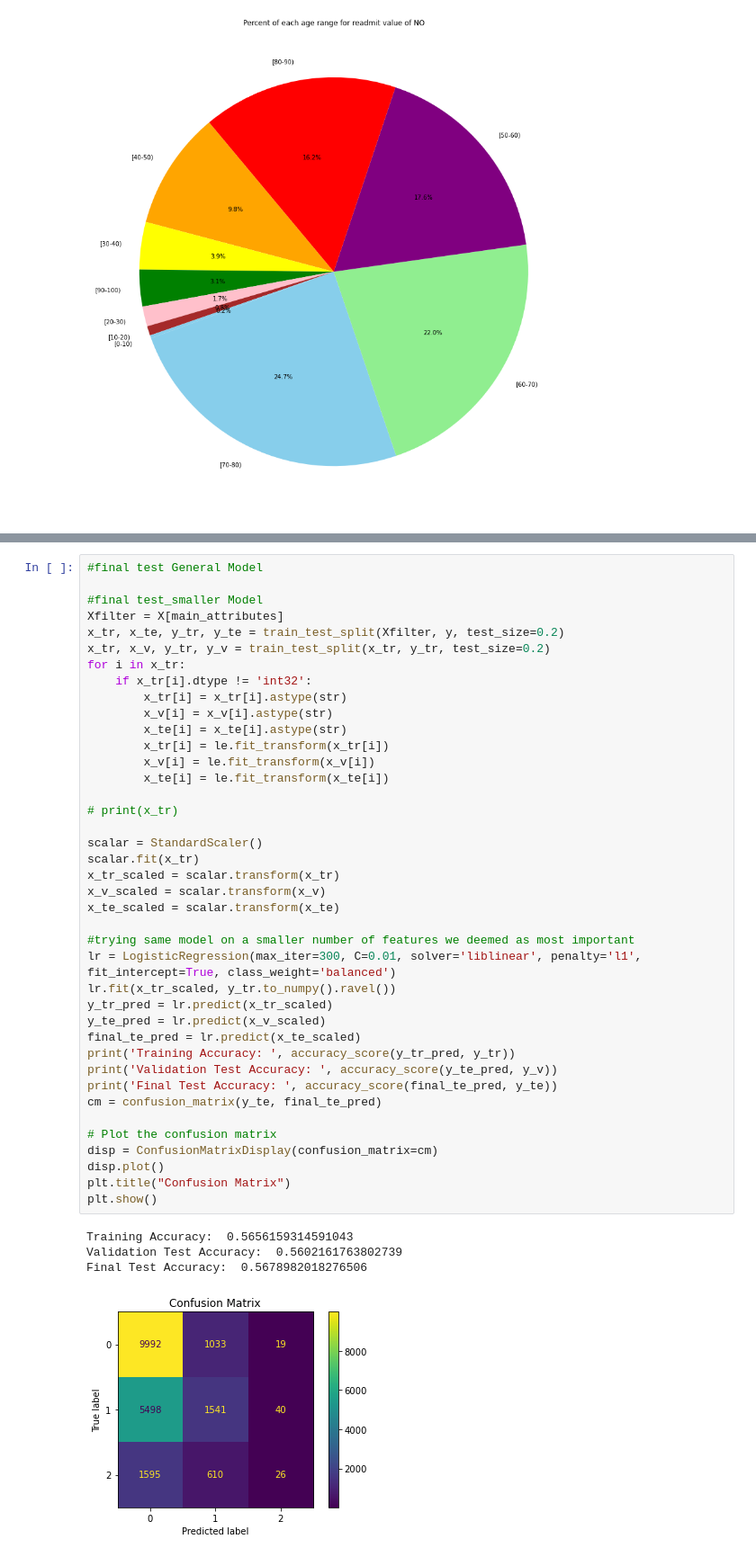
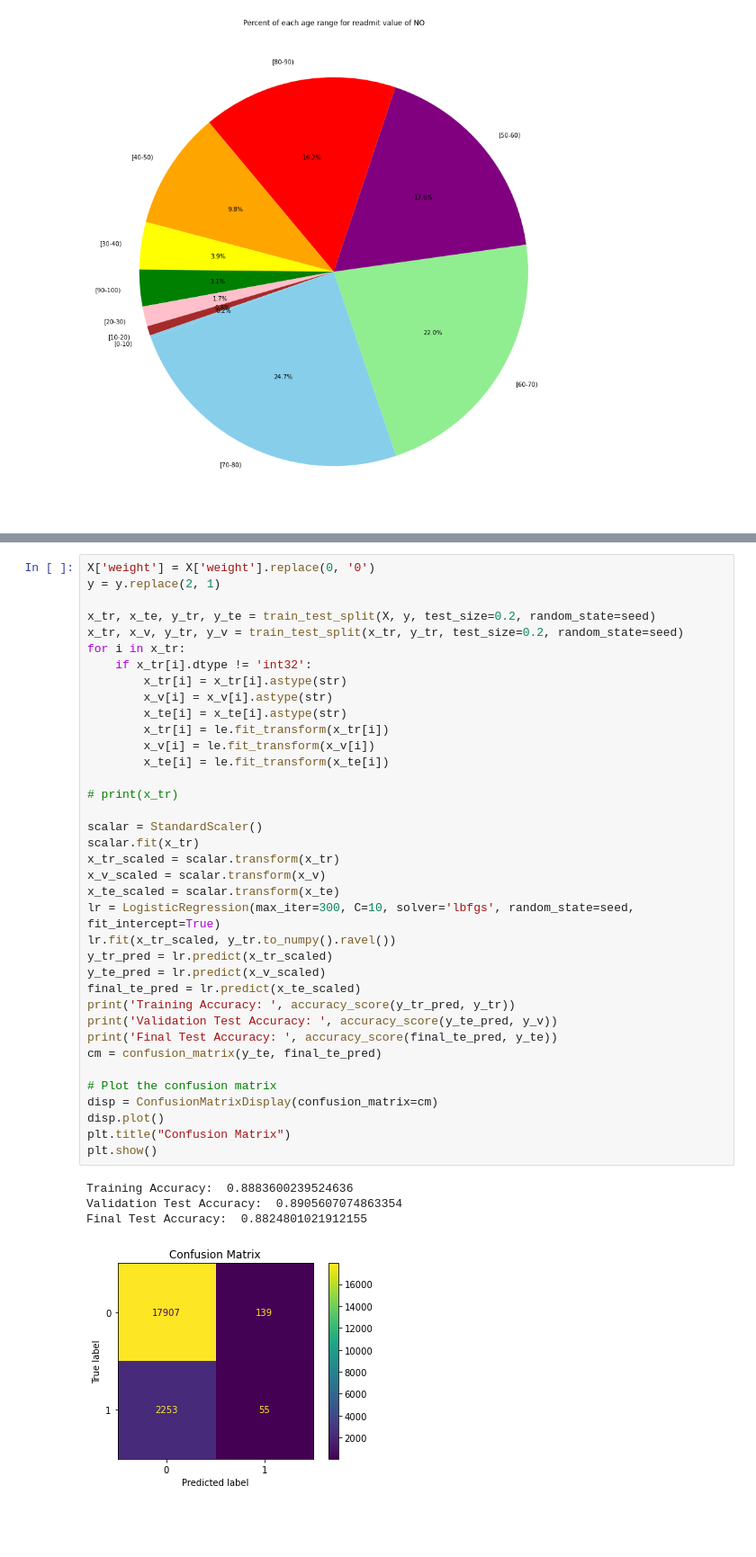
Before and after one commit to mattp2003/Type-3-URL-Diabetes-130-US-Hospitals, a Jupyter notebook: codes/main.ipynb, the cells around one changed output, grey strips where cells are left out. Shown: that part at 90% size. Saved outputs shown, nothing was run; the diff lists cells and outputs as text; blank space fills up the shorter version.

```diff
--- a/codes/main.ipynb
+++ b/codes/main.ipynb
@@ -255,45 +327,42 @@ Final Test Accuracy:  0.568586027316498
 # %%
-#final test General Model
+X['weight'] = X['weight'].replace(0, '0')
+y = y.replace(2, 1)
 
-#final test_smaller Model
-Xfilter = X[main_attributes]
-x_tr, x_te, y_tr, y_te = train_test_split(Xfilter, y, test_size=0.2)
-x_tr, x_v, y_tr, y_v = train_test_split(x_tr, y_tr, test_size=0.2)
+x_tr, x_te, y_tr, y_te = train_test_split(X, y, test_size=0.2, random_state=seed)
+x_tr, x_v, y_tr, y_v = train_test_split(x_tr, y_tr, test_size=0.2, random_state=seed)
 for i in x_tr:
     if x_tr[i].dtype != 'int32':
         x_tr[i] = x_tr[i].astype(str)
         x_v[i] = x_v[i].astype(str)
         x_te[i] = x_te[i].astype(str)
         x_tr[i] = le.fit_transform(x_tr[i])
         x_v[i] = le.fit_transform(x_v[i])
         x_te[i] = le.fit_transform(x_te[i])
 
 # print(x_tr)
 
 scalar = StandardScaler()
 scalar.fit(x_tr)
 x_tr_scaled = scalar.transform(x_tr)
 x_v_scaled = scalar.transform(x_v)
 x_te_scaled = scalar.transform(x_te)
-
-#trying same model on a smaller number of features we deemed as most important
-lr = LogisticRegression(max_iter=300, C=0.01, solver='liblinear', penalty='l1', fit_intercept=True, class_weight='balanced')
+lr = LogisticRegression(max_iter=300, C=10, solver='lbfgs', random_state=seed, fit_intercept=True)
 lr.fit(x_tr_scaled, y_tr.to_numpy().ravel())
 y_tr_pred = lr.predict(x_tr_scaled)
 y_te_pred = lr.predict(x_v_scaled)
 final_te_pred = lr.predict(x_te_scaled)
 print('Training Accuracy: ', accuracy_score(y_tr_pred, y_tr))
 print('Validation Test Accuracy: ', accuracy_score(y_te_pred, y_v))
 print('Final Test Accuracy: ', accuracy_score(final_te_pred, y_te))
 cm = confusion_matrix(y_te, final_te_pred)
 
 # Plot the confusion matrix
 disp = ConfusionMatrixDisplay(confusion_matrix=cm)
 disp.plot()
 plt.title("Confusion Matrix")
 plt.show()
 # %% [output]
-Training Accuracy:  0.5656159314591043
-Validation Test Accuracy:  0.5602161763802739
-Final Test Accuracy:  0.5678982018276506
+Training Accuracy:  0.8883600239524636
+Validation Test Accuracy:  0.8905607074863354
+Final Test Accuracy:  0.8824801021912155
-[figure, old version]
+[figure, new version]
```
Also changed, not shown: parts of 6 cells of this notebook.
